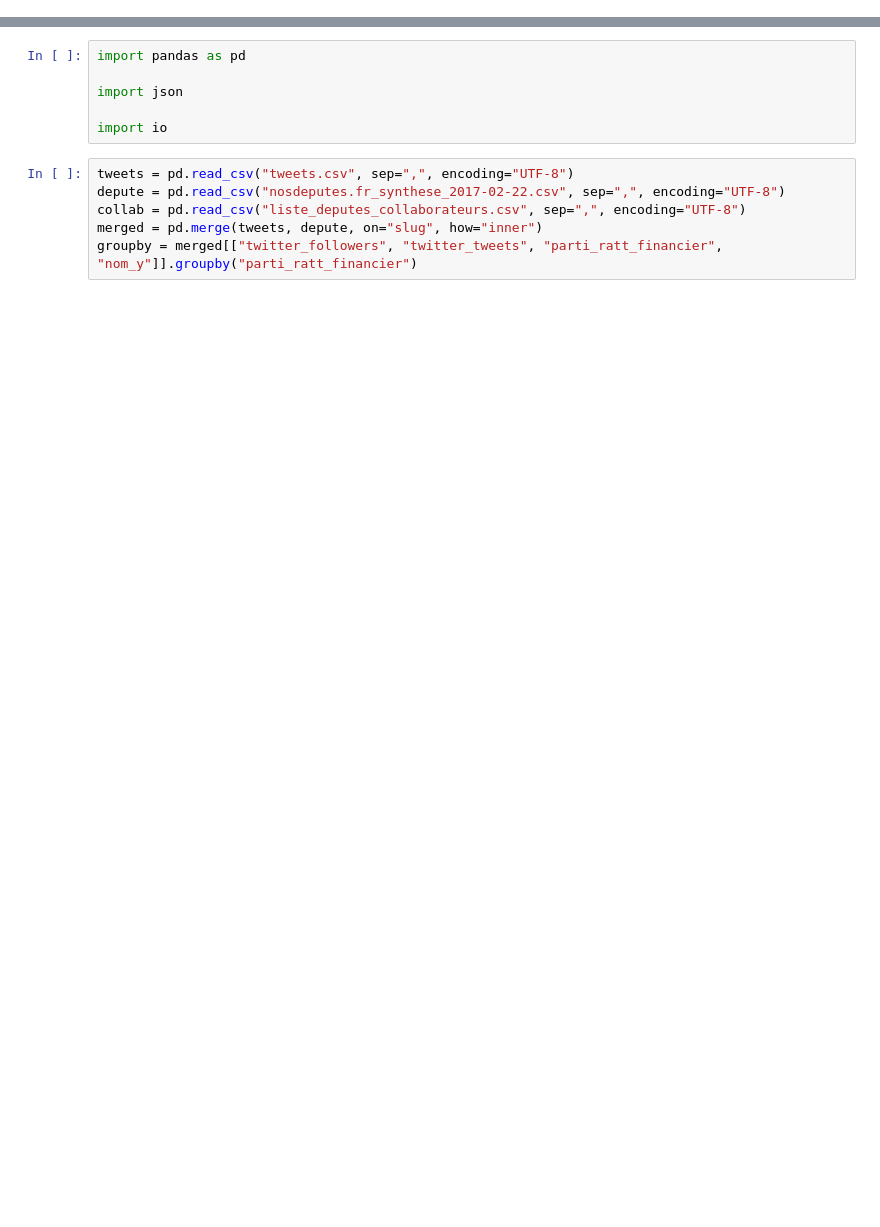
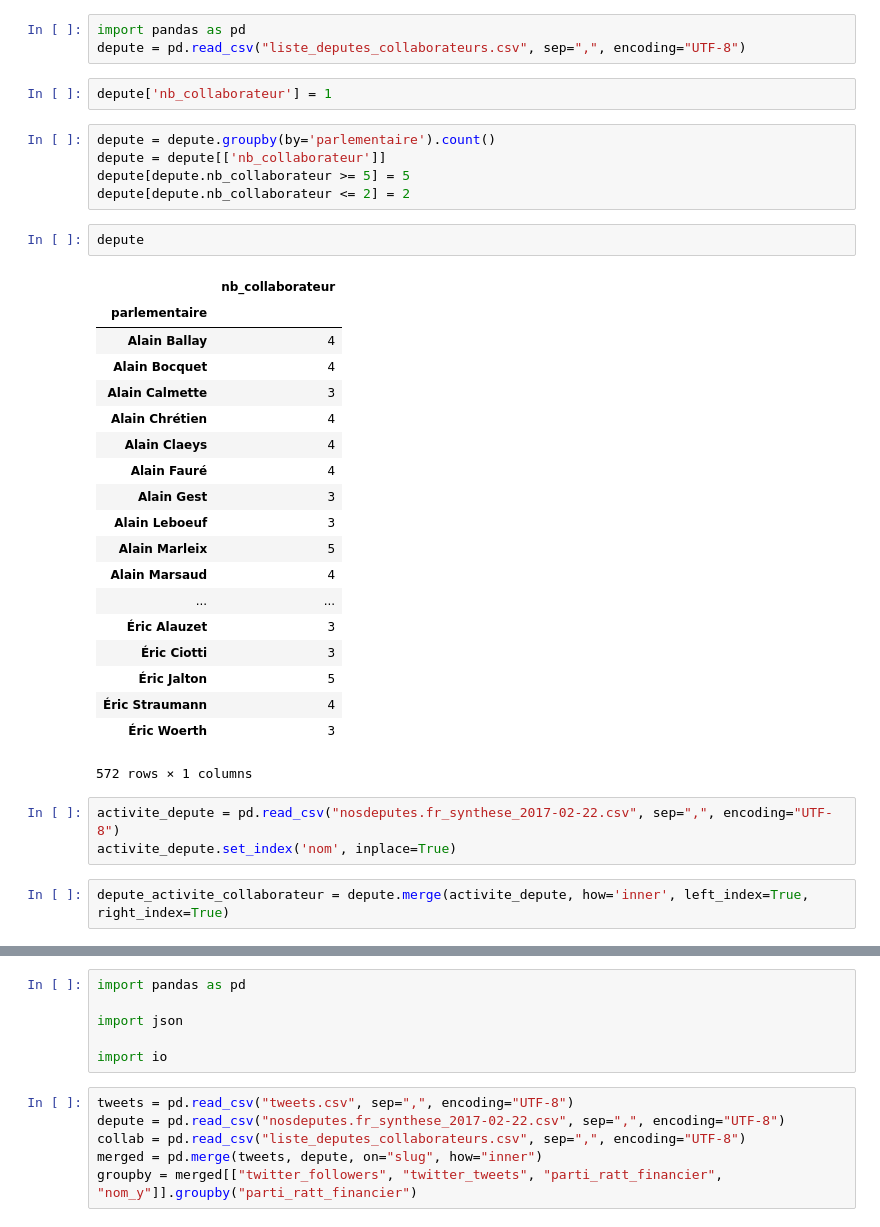
Before and after one commit to jauffretp/Dataviz, a Jupyter notebook: data/Notebook assemblage data pour parser et verification.ipynb, the cells around one changed output, grey strips where cells are left out. Saved outputs shown, nothing was run; the diff lists cells and outputs as text; blank space fills up the shorter version.

```diff
--- a/data/Notebook assemblage data pour parser et verification.ipynb
+++ b/data/Notebook assemblage data pour parser et verification.ipynb
@@ -0,0 +82,37 @@
+# %%
+import pandas as pd
+depute = pd.read_csv("liste_deputes_collaborateurs.csv", sep=",", encoding="UTF-8")
+# %%
+depute['nb_collaborateur'] = 1
+# %%
+depute = depute.groupby(by='parlementaire').count()
+depute = depute[['nb_collaborateur']]
+depute[depute.nb_collaborateur >= 5] = 5
+depute[depute.nb_collaborateur <= 2] = 2
+# %%
+depute
+# %% [output]
+|  | nb_collaborateur |
+| parlementaire |  |
+| Alain Ballay | 4 |
+| Alain Bocquet | 4 |
+| Alain Calmette | 3 |
+| Alain Chrétien | 4 |
+| Alain Claeys | 4 |
+| Alain Fauré | 4 |
+| Alain Gest | 3 |
+| Alain Leboeuf | 3 |
+| Alain Marleix | 5 |
+| Alain Marsaud | 4 |
+| ... | ... |
+| Éric Alauzet | 3 |
+| Éric Ciotti | 3 |
+| Éric Jalton | 5 |
+| Éric Straumann | 4 |
+| Éric Woerth | 3 |
+572 rows × 1 columns
+# %%
+activite_depute = pd.read_csv("nosdeputes.fr_synthese_2017-02-22.csv", sep=",", encoding="UTF-8")
+activite_depute.set_index('nom', inplace=True)
+# %%
+depute_activite_collaborateur = depute.merge(activite_depute, how='inner', left_index=True, right_index=True)
```
Also changed, not shown: parts of 35 cells of this notebook.
